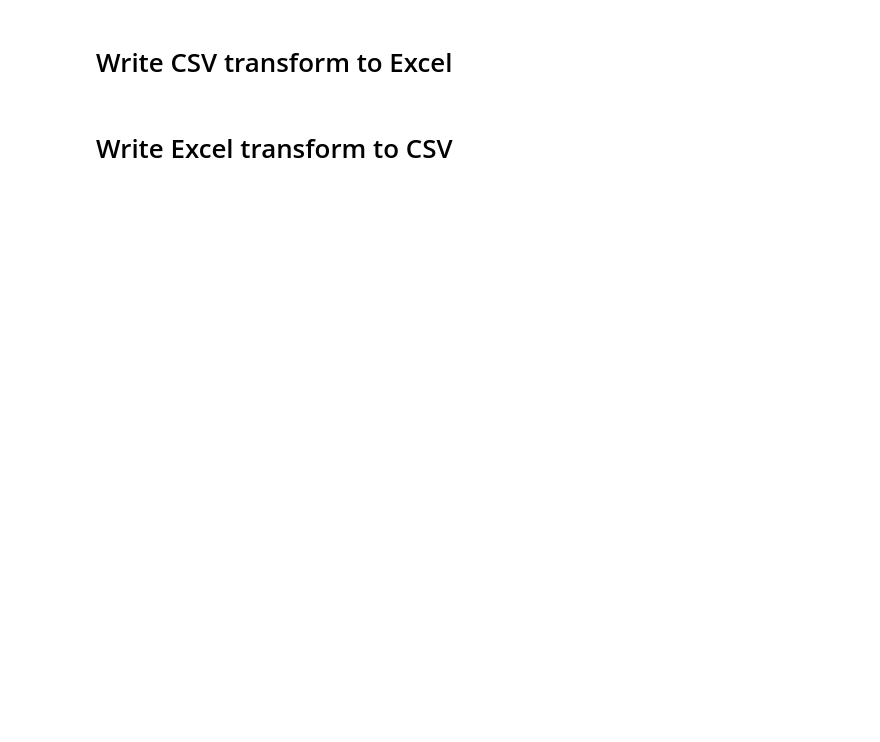
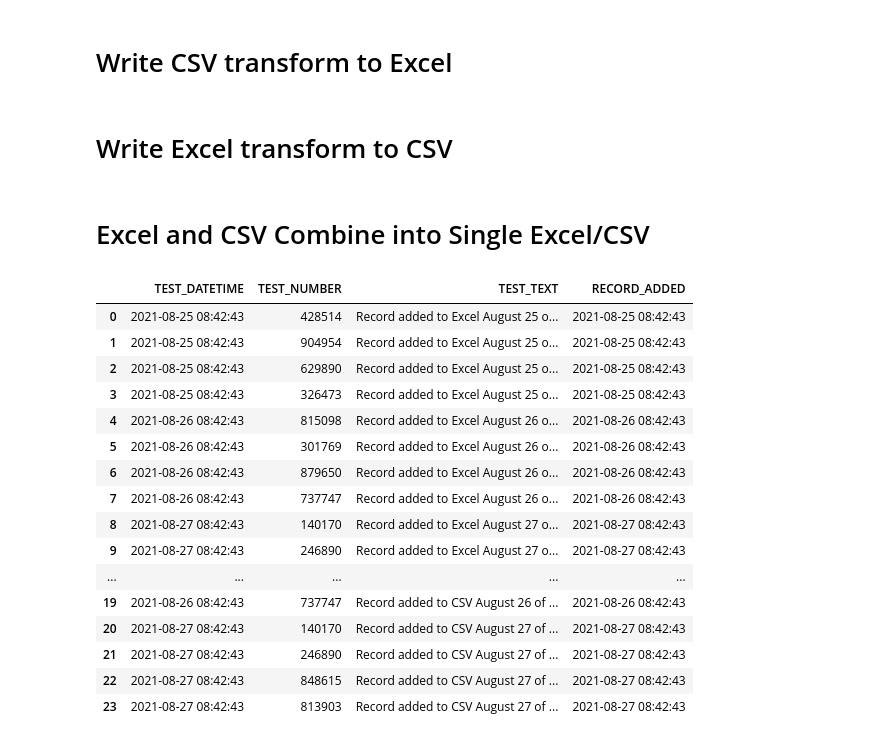
Before and after one commit to DykemaBill/pythonoracle, a Jupyter notebook: Excel-CSV.ipynb, the cells around one changed output. Saved outputs shown, nothing was run; the diff lists cells and outputs as text; code cells hidden in the pictures; blank space fills up the shorter version.

Commit message:
Excel-CSV updated to show combined data

```diff
--- a/Excel-CSV.ipynb
+++ b/Excel-CSV.ipynb
@@ -71,0 +90,10 @@ df_excel.to_csv('testtable_excel_export.csv', index=False)
+# %%
+# String to Date/Time
+df_excel['TEST_DATETIME'] = pd.to_datetime(df_excel['TEST_DATETIME'])
+df_csv['TEST_DATETIME'] = pd.to_datetime(df_csv['TEST_DATETIME'])
+# Get oldest CSV date
+date_oldest_csv = df_csv['TEST_DATETIME'].min()
+print ("Oldest CSV date is: " + str(date_oldest_csv))
+# Get newest Excel date
+date_newest_excel = df_excel['TEST_DATETIME'].max()
+print ("Newest Excel date is: " + str(date_newest_excel))
@@ -85,3 +116,31 @@ date_query = df_excel['TEST_DATETIME'].str.contains("2021/08/25")
 df_filtered_excel = df_excel.query('@date_query')
 # Send part part of the Excel filtered DataFrame to CSV file
 df_filtered_excel.to_csv('testtable_transformed_excel_export.csv', index=False, columns=['TEST_DATETIME', 'TEST_NUMBER'])
+# %% [markdown]
+# Excel and CSV Combine into Single Excel/CSV
+# %%
+# Append two DataFrames
+df_excel_combined = df_excel.append(df_csv, ignore_index=True)
+# View combined DataFrame
+df_excel_combined
+# Send combined DataFrame to Excel and CSV file
+df_excel_combined.to_excel('testtable_combined_export.xlsx', index=False)
+df_excel_combined.to_csv('testtable_combined_export.csv', index=False)
+# %% [output]
+|  | TEST_DATETIME | TEST_NUMBER | TEST_TEXT | RECORD_ADDED |
+| 0 | 2021-08-25 08:42:43 | 428514 | Record added to Excel August 25 o... | 2021-08-25 08:42:43 |
+| 1 | 2021-08-25 08:42:43 | 904954 | Record added to Excel August 25 o... | 2021-08-25 08:42:43 |
+| 2 | 2021-08-25 08:42:43 | 629890 | Record added to Excel August 25 o... | 2021-08-25 08:42:43 |
+| 3 | 2021-08-25 08:42:43 | 326473 | Record added to Excel August 25 o... | 2021-08-25 08:42:43 |
+| 4 | 2021-08-26 08:42:43 | 815098 | Record added to Excel August 26 o... | 2021-08-26 08:42:43 |
+| 5 | 2021-08-26 08:42:43 | 301769 | Record added to Excel August 26 o... | 2021-08-26 08:42:43 |
+| 6 | 2021-08-26 08:42:43 | 879650 | Record added to Excel August 26 o... | 2021-08-26 08:42:43 |
+| 7 | 2021-08-26 08:42:43 | 737747 | Record added to Excel August 26 o... | 2021-08-26 08:42:43 |
+| 8 | 2021-08-27 08:42:43 | 140170 | Record added to Excel August 27 o... | 2021-08-27 08:42:43 |
+| 9 | 2021-08-27 08:42:43 | 246890 | Record added to Excel August 27 o... | 2021-08-27 08:42:43 |
+| ... | ... | ... | ... | ... |
+| 19 | 2021-08-26 08:42:43 | 737747 | Record added to CSV August 26 of ... | 2021-08-26 08:42:43 |
+| 20 | 2021-08-27 08:42:43 | 140170 | Record added to CSV August 27 of ... | 2021-08-27 08:42:43 |
+| 21 | 2021-08-27 08:42:43 | 246890 | Record added to CSV August 27 of ... | 2021-08-27 08:42:43 |
+| 22 | 2021-08-27 08:42:43 | 848615 | Record added to CSV August 27 of ... | 2021-08-27 08:42:43 |
+| 23 | 2021-08-27 08:42:43 | 813903 | Record added to CSV August 27 of ... | 2021-08-27 08:42:43 |
```
Also changed, not shown: parts of 7 cells of this notebook, 1 other file.
